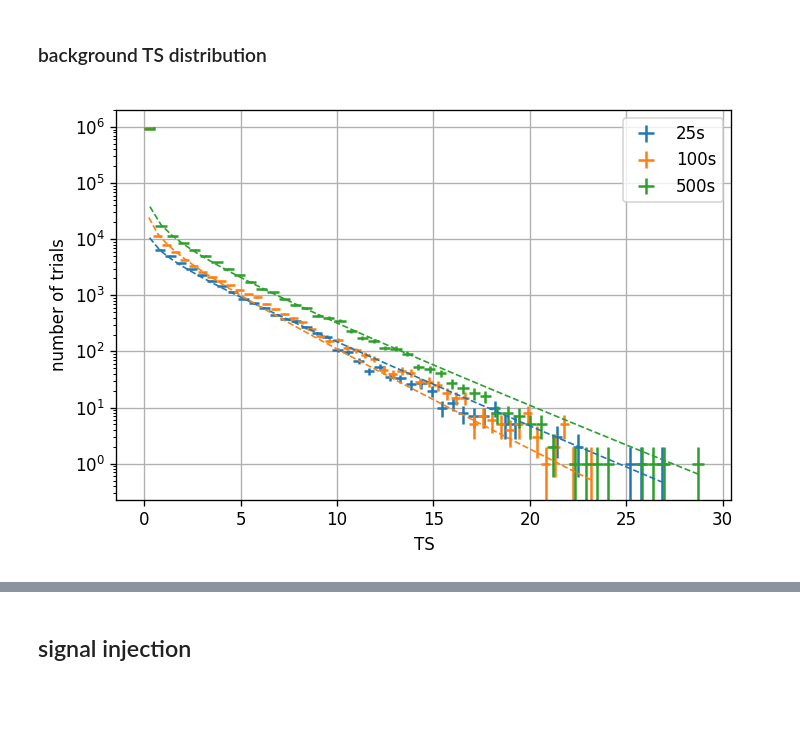
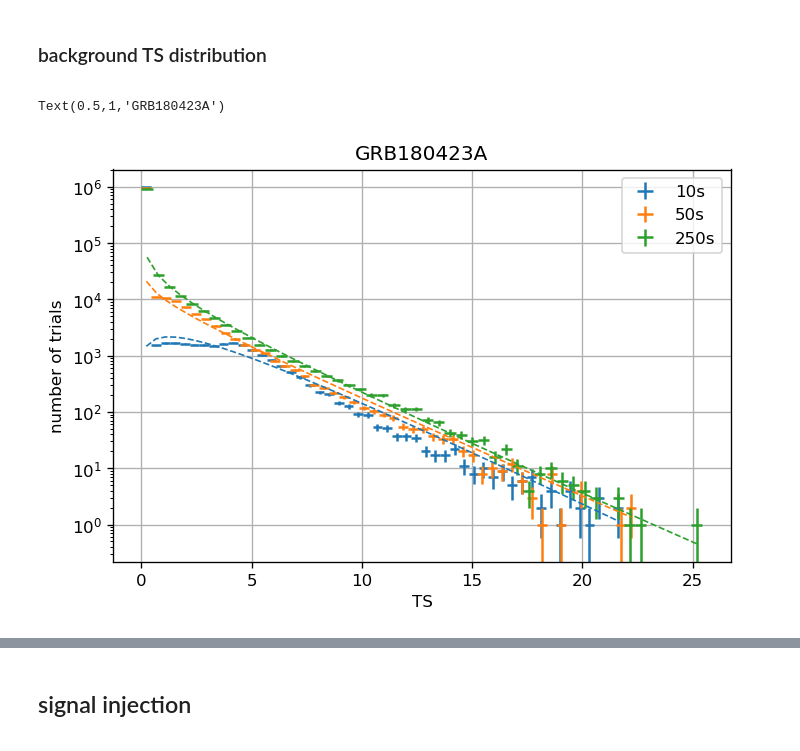
Before and after one commit to ChujieChen/greco_grb, a Jupyter notebook: notebooks/00_plotting.ipynb, the cells around one changed output, grey strips where cells are left out. Saved outputs shown, nothing was run; the diff lists cells and outputs as text; code cells hidden in the pictures; blank space fills up the shorter version.

Commit message:
prepare slide plots

```diff
--- a/notebooks/00_plotting.ipynb
+++ b/notebooks/00_plotting.ipynb
@@ -1119,6 +1119,7 @@ def plot_bg_TS(array, label, norm=True, ax=None, show=True, grid=False, chi2fit=
                 label='{}'.format(lb),
                  color=color)
         if chi2fit:
+            """
             x = positive_h.centers[0]
             norm = positive_h.integrate().values
             if not chi2fitlable:
@@ -1126,6 +1127,14 @@ def plot_bg_TS(array, label, norm=True, ax=None, show=True, grid=False, chi2fit=
             else:
                 ax.semilogy(x, norm * positive_bg.pdf(x), lw=1, ls='--', color=color,
                         label=r'$\chi^2[{:.2f}\mathrm{{dof}},\ \eta={:.3f}]$'.format(positive_bg.ndof, positive_bg.eta))
+            """
+            x = h.centers[0]
+            norm = h.integrate().values
+            if not chi2fitlable:
+                ax.semilogy(x, norm * bg.pdf(x), lw=1, ls='--', color=color)
+            else:
+                ax.semilogy(x, norm * bg.pdf(x), lw=1, ls='--', color=color,
+                        label=r'$\chi^2[{:.2f}\mathrm{{dof}},\ \eta={:.3f}]$'.format(bg.ndof, bg.eta))
 
     if show:
         ax.set_yscale('log')
@@ -1140,12 +1150,15 @@ def plot_bg_TS(array, label, norm=True, ax=None, show=True, grid=False, chi2fit=
 # %%
 ## real
-files = glob(ANA_DIR+"/allsky_scan/with_prior_background/tw*/GRB180423A*.npz")
+grb_name = "GRB180423A"
+files = glob(ANA_DIR+f"/allsky_scan/with_prior_background/tw*/{grb_name}*.npz")
 files.sort(key=lambda x: int(x[x.find("_tw") + len("_tw"): x.find("_NTrial")]))
 TSs = [sparse.load_npz(file).toarray()[0] for file in files]
-indices = [1,3,5]
+indices = [0,2,4]
 plot_bg_TS([TSs[i] for i in indices],
            [['10s', '25s','50s','100s','250s','500s'][i] for i in indices],
            grid=True,
           chi2fit=True)
+plt.title(f"{grb_name}")
 # %% [output]
+Text(0.5,1,'GRB180423A')
-[figure, old version]
+[figure, new version]
```
Also changed, not shown: parts of 6 cells of this notebook, 3 other files.
